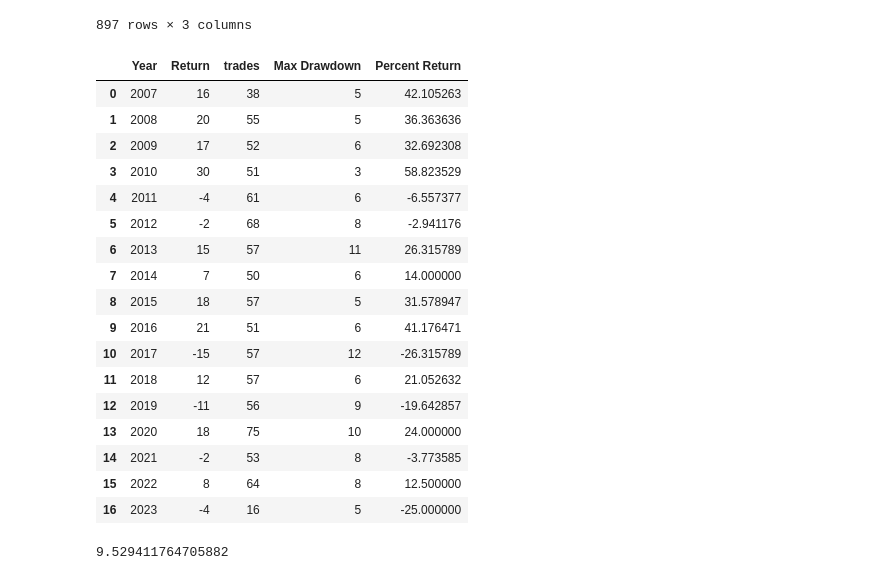
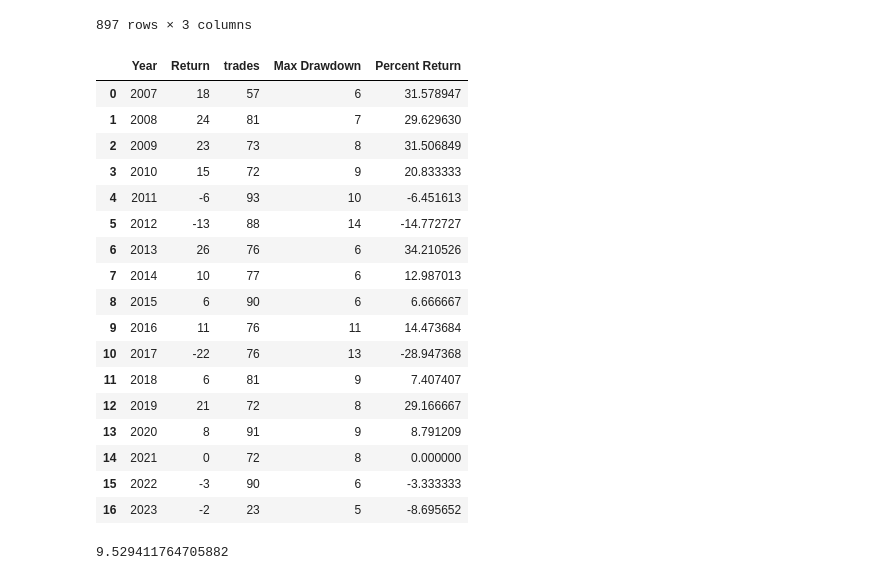
Before and after one commit to EngineerDanny/robust_algo_trader, a Jupyter notebook: cnn/portfolio.ipynb, the cells around one changed output. Drawn from its saved outputs; the diff is of its cells as text; code cells hidden in the pictures.

```diff
--- a/cnn/portfolio.ipynb
+++ b/cnn/portfolio.ipynb
@@ -88,12 +88,16 @@ df
 | 896 | 2023 | 2 | 1 |
 897 rows × 3 columns
 # %%
+import pandas as pd
+import numpy as np
+import matplotlib.pyplot as plt
+
 # df = pd.read_csv("/projects/genomic-ml/da2343/ml_project_2/cnn/ml_2_trades_threshold_0.5_seq_EURUSD_H1_2007_2023.csv")
 # df = pd.read_csv("/projects/genomic-ml/da2343/ml_project_2/cnn/dummy_trades_seq_EURUSD_H1_2007_2023.csv")
 # df = pd.read_csv("/projects/genomic-ml/da2343/ml_project_2/cnn/ml_2_trades_threshold_0.5_seq_fix_USDJPY_H1_2007_2023.csv")
 # df = pd.read_csv("/projects/genomic-ml/da2343/ml_project_2/cnn/ml_2_trades_threshold_0.5_seq_USDJPY_H1_2007_2023.csv")
 
-df = pd.read_csv("/projects/genomic-ml/da2343/ml_project_2/cnn/ml_2_trades_threshold_0.95_seq_fix_EURUSD_H1_2007_2023.csv")
+df = pd.read_csv("/projects/genomic-ml/da2343/ml_project_2/cnn/ml_2_trades_threshold_0.5_seq_fix_EURUSD_H1_2007_2023.csv")
 
 df['Date_Time'] = pd.to_datetime(df['Date_Time'])
 df['Year'] = df['Date_Time'].dt.year
@@ -101,50 +105,50 @@ df['Return'] = np.where(df['label'] == 1, 2, -1)
 
 # Create Max Drawdown column
 max_drawdown_df = df.copy()
 max_drawdown_df = max_drawdown_df[['Year', 'Return', 'label']]
 max_drawdown = 0
 max_drawdown_column = []
 for index, row in max_drawdown_df.iterrows():
     if row['Return'] == 2:
         max_drawdown = 0
     elif row['Return'] == -1:
         max_drawdown += 1
     max_drawdown_column.append(max_drawdown)
 max_drawdown_df['Max Drawdown'] = max_drawdown_column
 max_drawdown_df = max_drawdown_df.groupby(['Year']).agg({'Max Drawdown': 'max'}).reset_index()
 
 
 # for each year, sum the returns and count the number of labels as trades
 df = df.groupby(['Year']).agg({'Return': 'sum', 'label': 'count'}).reset_index()
 df['trades'] = df['label']
 df.drop(['label'], axis=1, inplace=True)
 df = pd.merge(df, max_drawdown_df, on='Year')
 
 
 df['Percent Return'] = (df['Return'] / df['trades']) * 100
 # df['Percent Max Drawdown'] = (df['Max Drawdown'] / df['trades']) * -100
 
 # merge the two dataframes
 df
 # %% [output]
 |  | Year | Return | trades | Max Drawdown | Percent Return |
-| 0 | 2007 | 16 | 38 | 5 | 42.105263 |
-| 1 | 2008 | 20 | 55 | 5 | 36.363636 |
-| 2 | 2009 | 17 | 52 | 6 | 32.692308 |
-| 3 | 2010 | 30 | 51 | 3 | 58.823529 |
-| 4 | 2011 | -4 | 61 | 6 | -6.557377 |
-| 5 | 2012 | -2 | 68 | 8 | -2.941176 |
-| 6 | 2013 | 15 | 57 | 11 | 26.315789 |
-| 7 | 2014 | 7 | 50 | 6 | 14.000000 |
-| 8 | 2015 | 18 | 57 | 5 | 31.578947 |
-| 9 | 2016 | 21 | 51 | 6 | 41.176471 |
-| 10 | 2017 | -15 | 57 | 12 | -26.315789 |
-| 11 | 2018 | 12 | 57 | 6 | 21.052632 |
-| 12 | 2019 | -11 | 56 | 9 | -19.642857 |
-| 13 | 2020 | 18 | 75 | 10 | 24.000000 |
-| 14 | 2021 | -2 | 53 | 8 | -3.773585 |
-| 15 | 2022 | 8 | 64 | 8 | 12.500000 |
-| 16 | 2023 | -4 | 16 | 5 | -25.000000 |
+| 0 | 2007 | 18 | 57 | 6 | 31.578947 |
+| 1 | 2008 | 24 | 81 | 7 | 29.629630 |
+| 2 | 2009 | 23 | 73 | 8 | 31.506849 |
+| 3 | 2010 | 15 | 72 | 9 | 20.833333 |
+| 4 | 2011 | -6 | 93 | 10 | -6.451613 |
+| 5 | 2012 | -13 | 88 | 14 | -14.772727 |
+| 6 | 2013 | 26 | 76 | 6 | 34.210526 |
+| 7 | 2014 | 10 | 77 | 6 | 12.987013 |
+| 8 | 2015 | 6 | 90 | 6 | 6.666667 |
+| 9 | 2016 | 11 | 76 | 11 | 14.473684 |
+| 10 | 2017 | -22 | 76 | 13 | -28.947368 |
+| 11 | 2018 | 6 | 81 | 9 | 7.407407 |
+| 12 | 2019 | 21 | 72 | 8 | 29.166667 |
+| 13 | 2020 | 8 | 91 | 9 | 8.791209 |
+| 14 | 2021 | 0 | 72 | 8 | 0.000000 |
+| 15 | 2022 | -3 | 90 | 6 | -3.333333 |
+| 16 | 2023 | -2 | 23 | 5 | -8.695652 |
 # %%
 (31+29+32+20-6-15+34+12+7+14-28+7+29+8-3-9)/17
 # %% [output]
```
Also changed, not shown: parts of 3 cells of this notebook.
